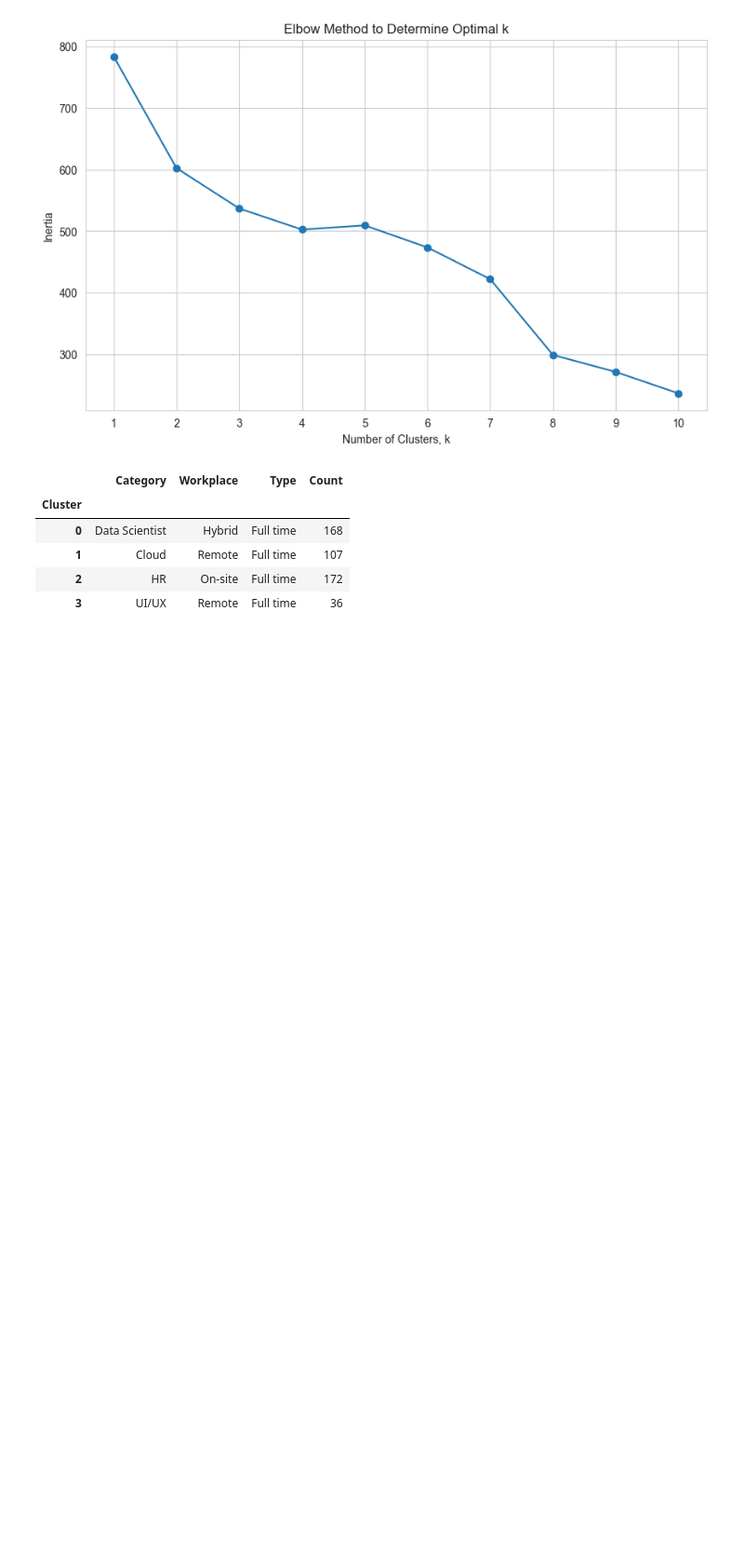
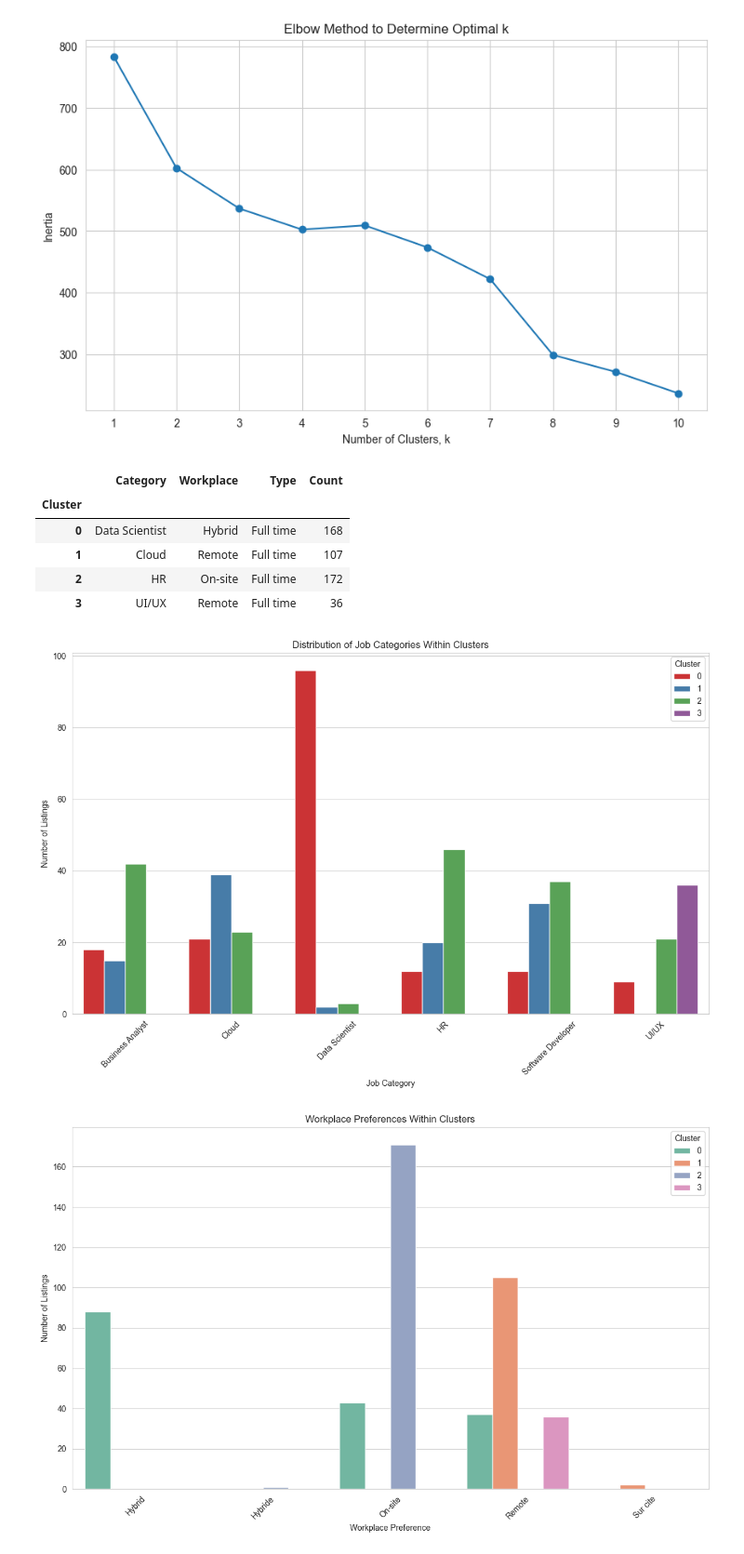
Before and after one commit to phuongnguyenpn/Data, a Jupyter notebook: JobPosting/main.ipynb, the cells around one changed output. Shown at 93% size. Cells and saved outputs as stored; diff of their text form; code cells hidden in the pictures; blank space fills up the shorter version.

Commit message:
workplace Type

```diff
--- a/JobPosting/main.ipynb
+++ b/JobPosting/main.ipynb
@@ -242,3 +242,36 @@ cluster_summary
 | 1 | Cloud | Remote | Full time | 107 |
 | 2 | HR | On-site | Full time | 172 |
 | 3 | UI/UX | Remote | Full time | 36 |
+# %%
+# Visualizing the distribution of job categories within each cluster
+plt.figure(figsize=(14, 8))
+sns.countplot(data=data, x='Category', hue='Cluster', palette='Set1')
+plt.title('Distribution of Job Categories Within Clusters')
+plt.xlabel('Job Category')
+plt.ylabel('Number of Listings')
+plt.legend(title='Cluster')
+plt.xticks(rotation=45)
+plt.show()
+
+# Visualizing workplace preferences within each cluster
+plt.figure(figsize=(14, 8))
+sns.countplot(data=data, x='Workplace', hue='Cluster', palette='Set2')
+plt.title('Workplace Preferences Within Clusters')
+plt.xlabel('Workplace Preference')
+plt.ylabel('Number of Listings')
+plt.legend(title='Cluster')
+plt.xticks(rotation=45)
+plt.show()
+
+# Visualizing employment types within each cluster
+plt.figure(figsize=(14, 8))
+sns.countplot(data=data, x='Type', hue='Cluster', palette='Set3')
+plt.title('Employment Types Within Clusters')
+plt.xlabel('Employment Type')
+plt.ylabel('Number of Listings')
+plt.legend(title='Cluster')
+plt.xticks(rotation=45)
+plt.show()
+# %% [output]
+[figure, added]
+[figure, added]
```
Also changed, not shown: parts of 1 cell of this notebook.
